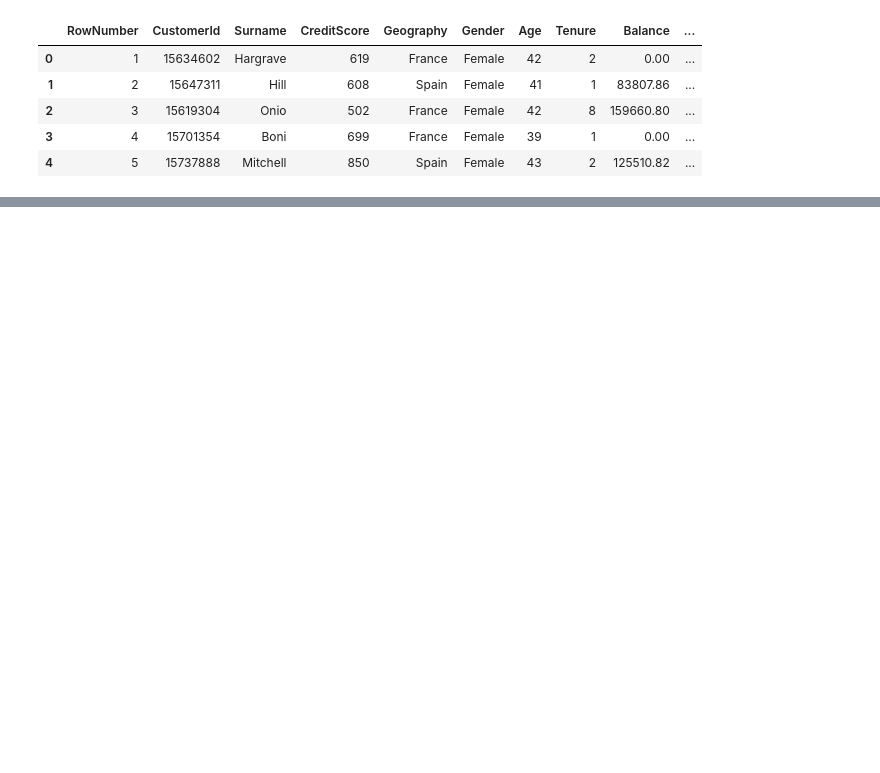
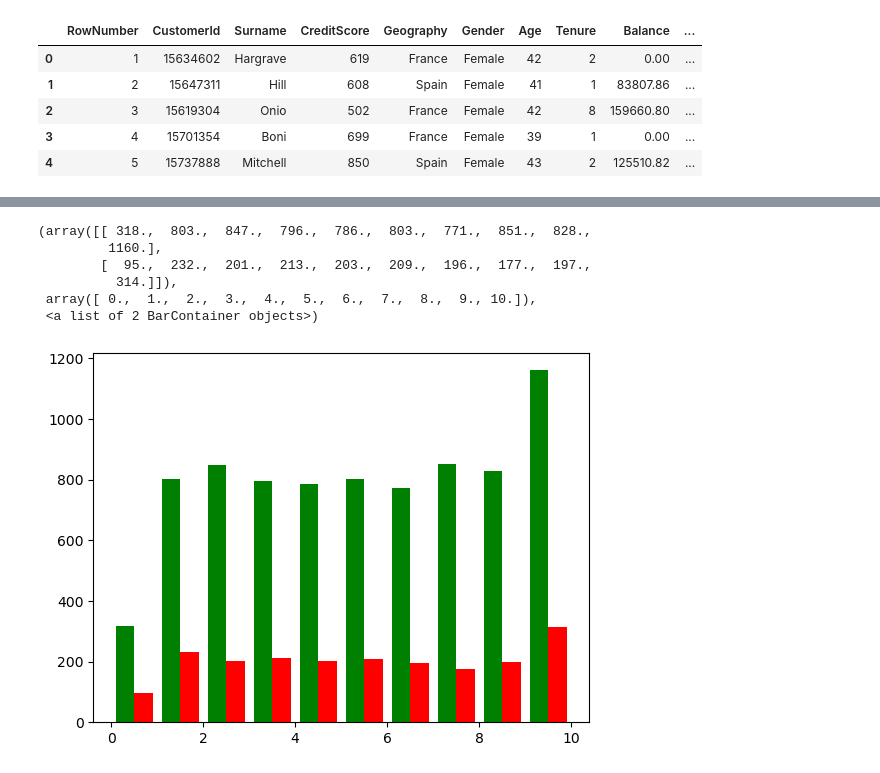
Before and after one commit to dheru94/Customer-Churn-prediction, a Jupyter notebook: heee/heloooo.ipynb, the cells around one changed output, grey strips where cells are left out. Cells and saved outputs as stored; diff of their text form; code cells hidden in the pictures; blank space fills up the shorter version.

```diff
--- a/heee/heloooo.ipynb
+++ b/heee/heloooo.ipynb
@@ -25,0 +52,13 @@ df.head()
+# %%
+tenure_Exited_no = df[df.Exited == 0].Tenure
+tenure_Exited_yes = df[df.Exited == 1].Tenure
+
+plt.hist([tenure_Exited_no, tenure_Exited_yes ], color=['green','red'])
+# %% [output]
+(array([[ 318.,  803.,  847.,  796.,  786.,  803.,  771.,  851.,  828.,
+         1160.],
+        [  95.,  232.,  201.,  213.,  203.,  209.,  196.,  177.,  197.,
+          314.]]),
+ array([ 0.,  1.,  2.,  3.,  4.,  5.,  6.,  7.,  8.,  9., 10.]),
+ <a list of 2 BarContainer objects>)
+[figure, added]
```
Also changed, not shown: parts of 21 cells of this notebook.
